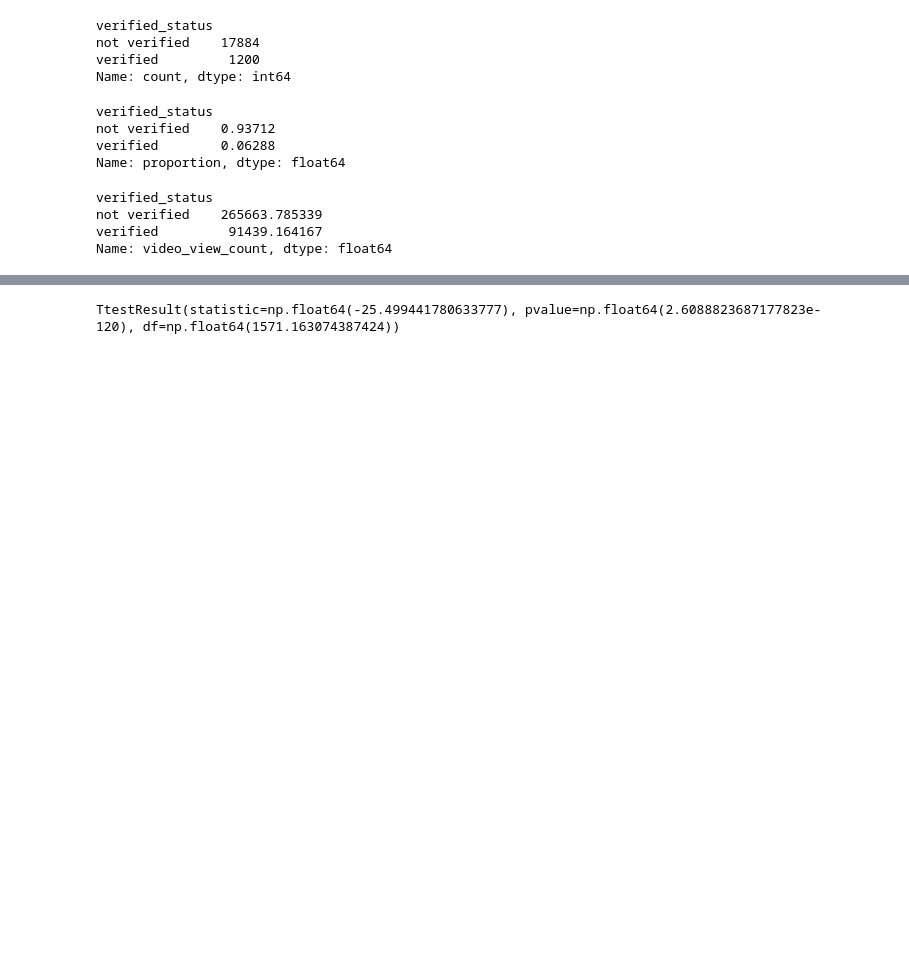
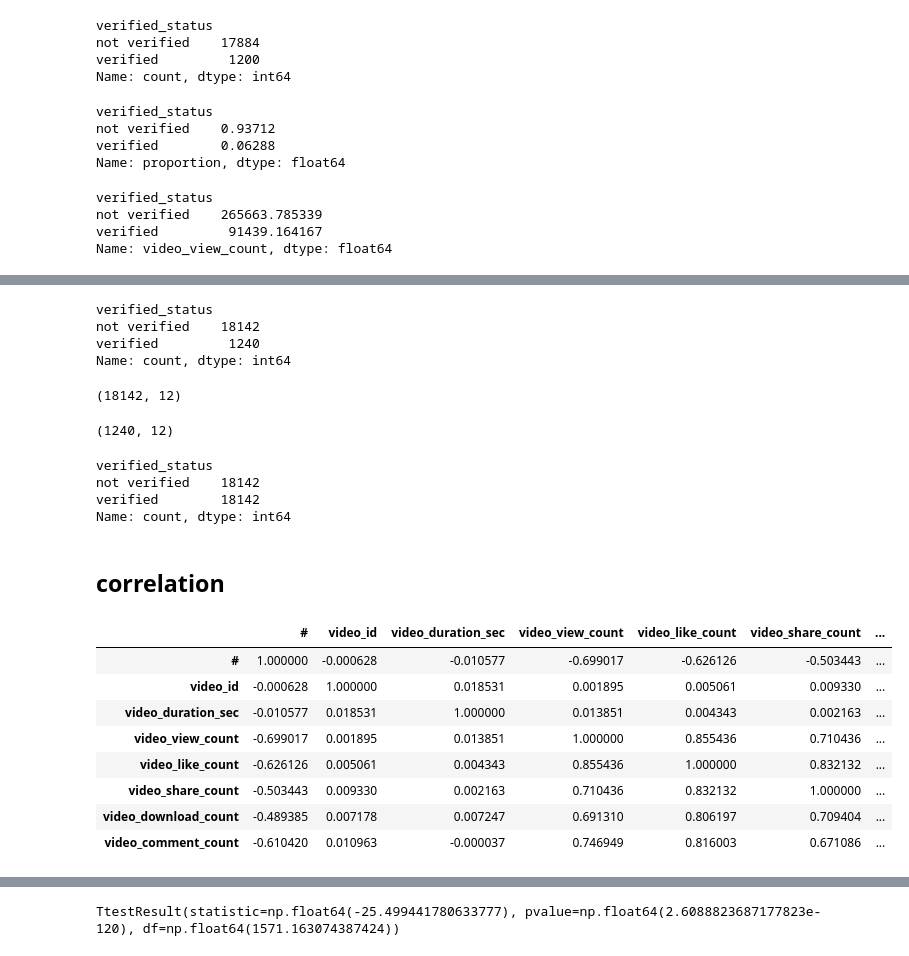
Before and after one commit to ideaguy3d/data-analytics, a Jupyter notebook: tiktok/opinion-or-claim-classification.ipynb, the cells around one changed output, grey strips where cells are left out. Saved outputs shown, nothing was run; the diff lists cells and outputs as text; code cells hidden in the pictures; blank space fills up the shorter version.

```diff
--- a/tiktok/opinion-or-claim-classification.ipynb
+++ b/tiktok/opinion-or-claim-classification.ipynb
@@ -111,0 +205,44 @@ Name: video_view_count, dtype: float64
+# %%
+tiktok_df['verified_status'].value_counts()
+# %% [output]
+verified_status
+not verified    18142
+verified         1240
+Name: count, dtype: int64
+# %%
+majority = tiktok_df[tiktok_df['verified_status'] == 'not verified']
+majority.shape
+# %% [output]
+(18142, 12)
+# %%
+
+minority = tiktok_df[tiktok_df['verified_status'] == 'verified']
+minority.shape
+# %% [output]
+(1240, 12)
+# %%
+
+upsample = resample(minority, replace=True, n_samples=len(majority), random_state=42)
+
+upsampled_df = pd.concat([majority, upsample]).reset_index(drop=True)
+
+upsampled_df['verified_status'].value_counts()
+# %% [output]
+verified_status
+not verified    18142
+verified        18142
+Name: count, dtype: int64
+# %% [markdown]
+## correlation
+# %%
+upsampled_df.corr(numeric_only=True)
+# %% [output]
+|  | # | video_id | video_duration_sec | video_view_count | video_like_count | video_share_count | ... |
+| # | 1.000000 | -0.000628 | -0.010577 | -0.699017 | -0.626126 | -0.503443 | ... |
+| video_id | -0.000628 | 1.000000 | 0.018531 | 0.001895 | 0.005061 | 0.009330 | ... |
+| video_duration_sec | -0.010577 | 0.018531 | 1.000000 | 0.013851 | 0.004343 | 0.002163 | ... |
+| video_view_count | -0.699017 | 0.001895 | 0.013851 | 1.000000 | 0.855436 | 0.710436 | ... |
+| video_like_count | -0.626126 | 0.005061 | 0.004343 | 0.855436 | 1.000000 | 0.832132 | ... |
+| video_share_count | -0.503443 | 0.009330 | 0.002163 | 0.710436 | 0.832132 | 1.000000 | ... |
+| video_download_count | -0.489385 | 0.007178 | 0.007247 | 0.691310 | 0.806197 | 0.709404 | ... |
+| video_comment_count | -0.610420 | 0.010963 | -0.000037 | 0.746949 | 0.816003 | 0.671086 | ... |
```
Also changed, not shown: parts of 35 cells of this notebook.
